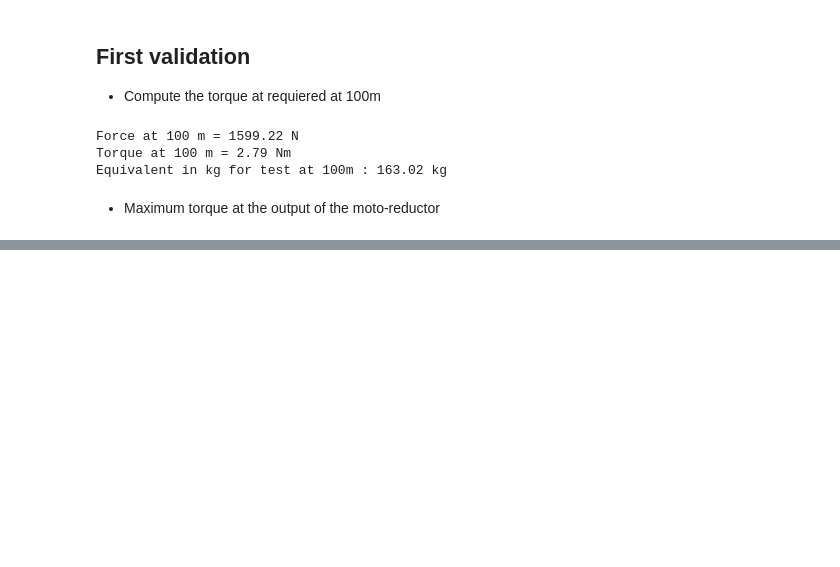
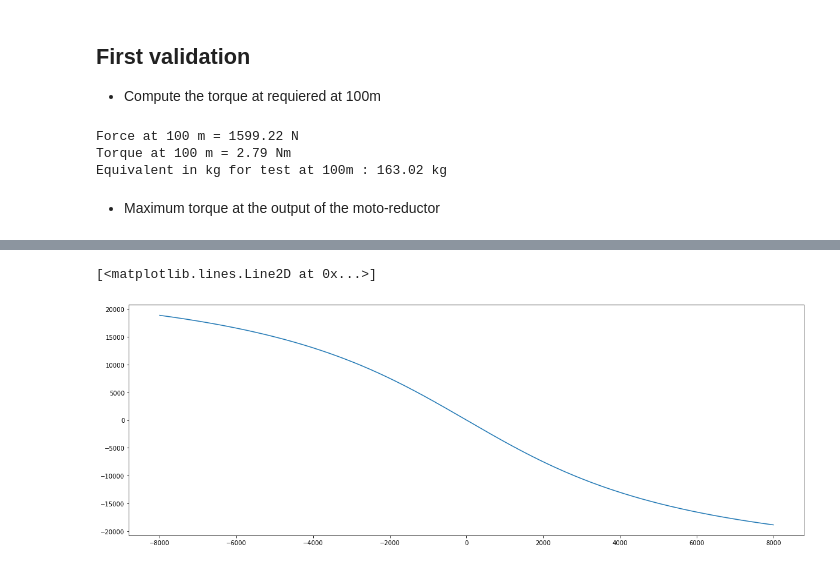
Before and after one commit to ThomasLeMezo/seabot2-hardware, a Jupyter notebook: simulation/DC_Simulator.ipynb, the cells around one changed output, grey strips where cells are left out. Saved outputs shown, nothing was run; the diff lists cells and outputs as text; code cells hidden in the pictures; blank space fills up the shorter version.

```diff
--- a/simulation/DC_Simulator.ipynb
+++ b/simulation/DC_Simulator.ipynb
@@ -204,0 +368,13 @@ i_end = 6 bit
+# %%
+v_limit = 350 # rad/s
+v_slope = 4 # rad/s
+
+beta = v_limit * 2./np.pi # 350 rad/s
+alpha = beta/v_slope
+
+theta = np.linspace(-8000/rad_to_pulses, 8000/rad_to_pulses, num=2000)
+dtheta = beta*np.arctan(-theta/alpha)
+plt.plot(theta*rad_to_pulses, dtheta*rad_to_pulses)
+# %% [output]
+[<matplotlib.lines.Line2D at 0x...>]
+[figure, added]
```
Also changed, not shown: parts of 15 cells of this notebook, 3 other files.
